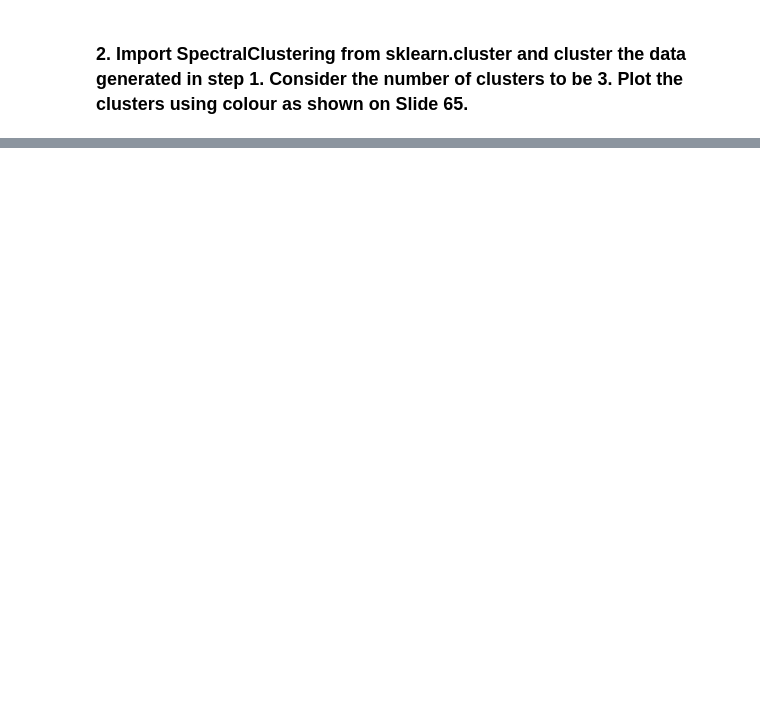
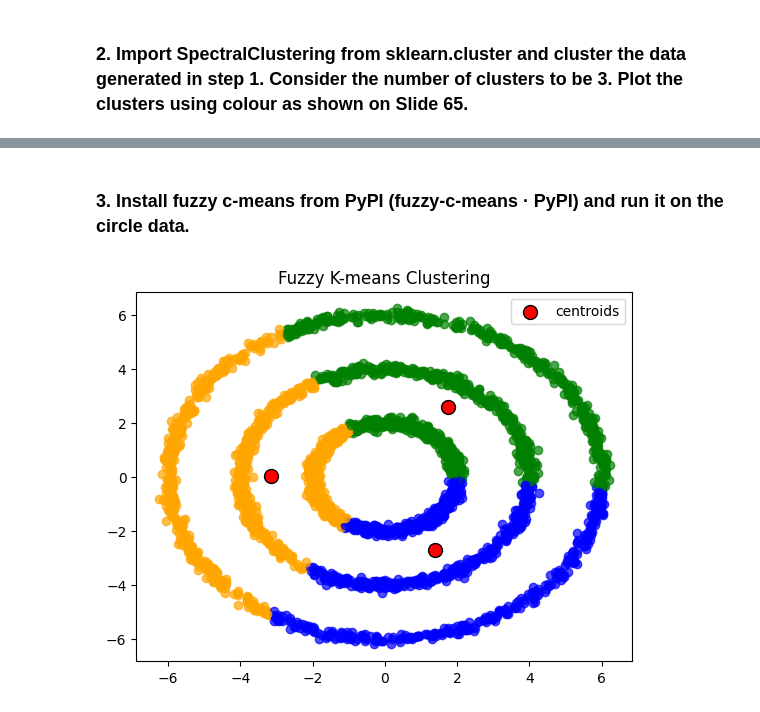
Before and after one commit to DarianFlorianVoda/StatisticsAppDS, a Jupyter notebook: hw3.ipynb, the cells around one changed output, grey strips where cells are left out. Cells and saved outputs as stored; diff of their text form; code cells hidden in the pictures; blank space fills up the shorter version.

```diff
--- a/hw3.ipynb
+++ b/hw3.ipynb
@@ -69,0 +66,35 @@ ValueError: n_samples=2 should be >= n_clusters=3.
+# %% [markdown]
+### 3. Install fuzzy c-means from PyPI (fuzzy-c-means · PyPI) and run it on the circle data.
+# %%
+from fcmeans import FCM
+
+def plot_fuzz(C):
+
+    fcm = FCM(n_clusters=3)
+    fcm.fit(C)
+    fcm_centers = fcm.centers
+    fcm_labels = fcm.predict(C)
+
+    for i in range(0, len(fcm_labels)):
+        if fcm_labels[i] == 0:
+            plt.scatter(C[i,0],C[i,1], c="blue", alpha=.7)
+        elif fcm_labels[i] == 1:
+            plt.scatter(C[i,0],C[i,1], c="orange", alpha=.7)
+        elif fcm_labels[i] == 2:
+            plt.scatter(C[i,0],C[i,1], c="green", alpha=.7)
+
+    # plot the centroids
+    plt.scatter(
+        fcm_centers[:, 0], fcm_centers[:, 1],
+        s=100, marker='o',
+        color='red',
+        edgecolor='black',
+        label='centroids'
+    )
+    plt.legend()
+    plt.title("Fuzzy K-means Clustering")
+    plt.show()
+
+plot_fuzz(C)
+# %% [output]
+[figure, added]
```
Also changed, not shown: parts of 5 cells of this notebook.
